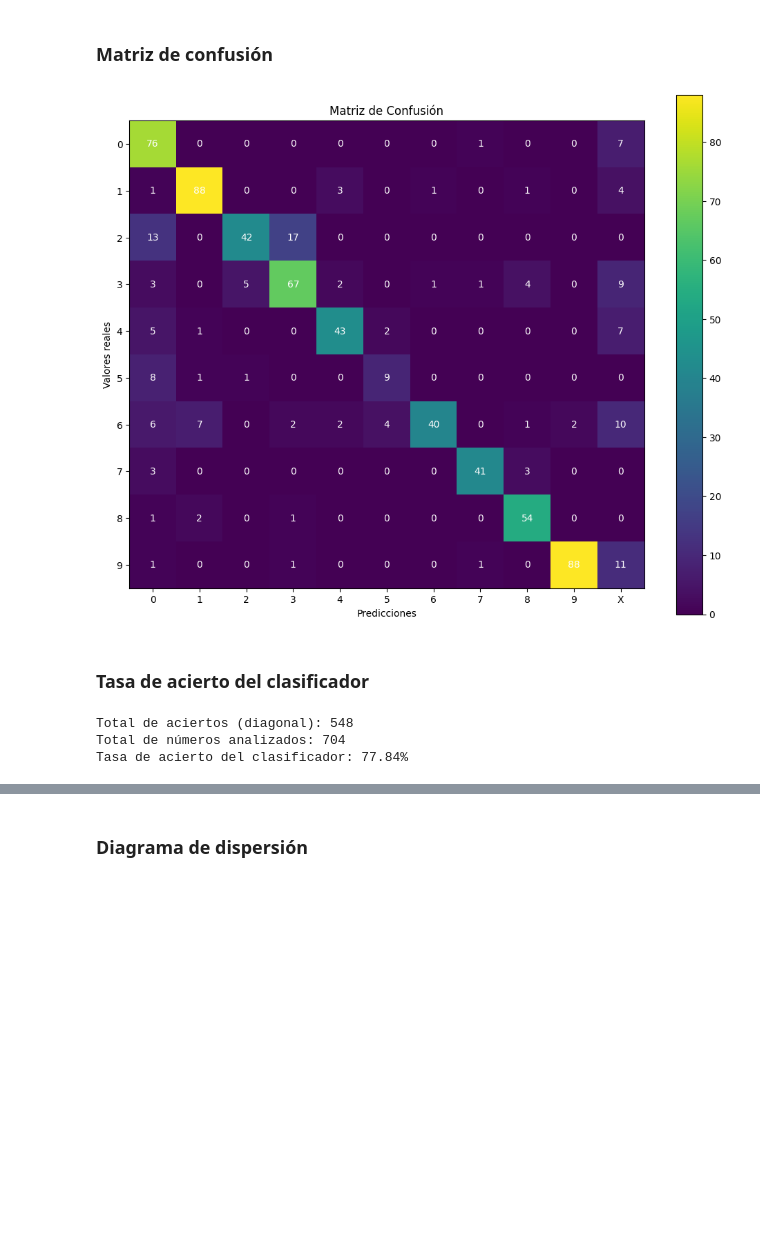
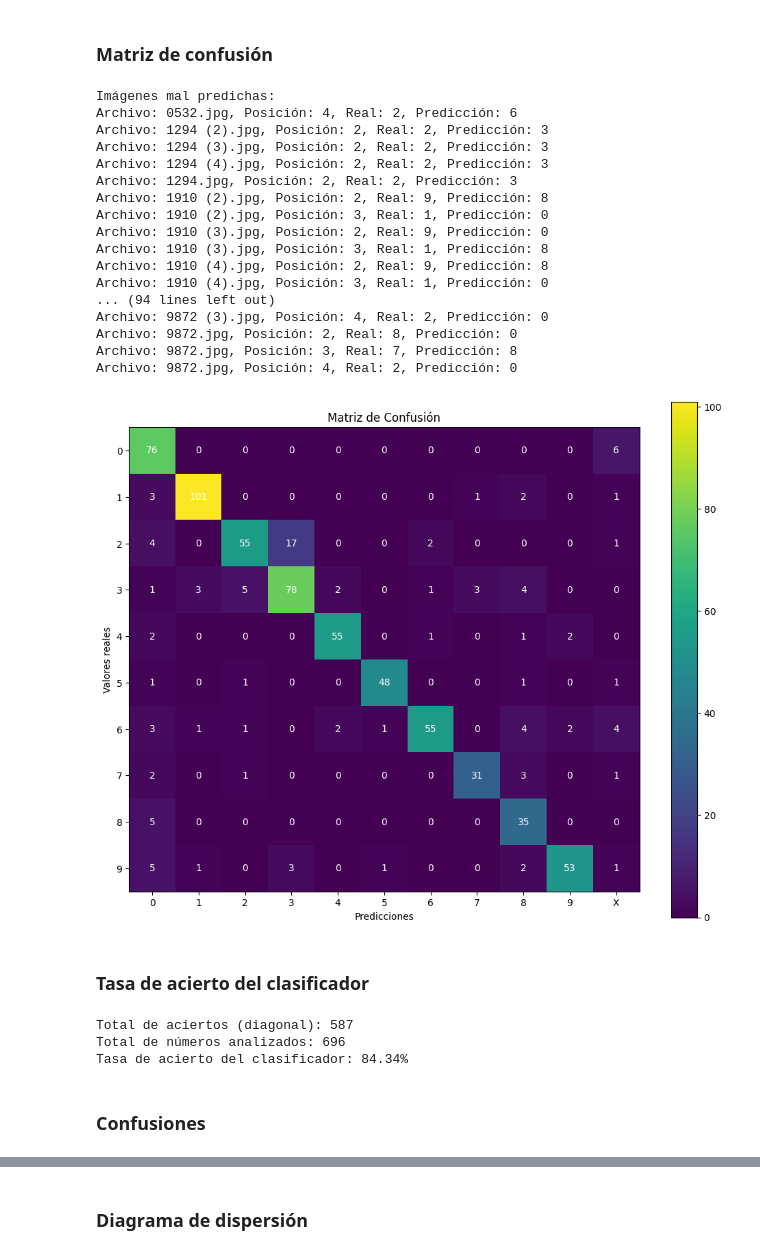
Before and after one commit to miguelable/PSM_OpenCV, a Jupyter notebook: clasificacion_lotes.ipynb, the cells around one changed output, grey strips where cells are left out. Saved outputs shown, nothing was run; the diff lists cells and outputs as text; code cells hidden in the pictures; blank space fills up the shorter version.

```diff
--- a/clasificacion_lotes.ipynb
+++ b/clasificacion_lotes.ipynb
@@ -5,15 +5,23 @@ import numpy as np
 import matplotlib.pyplot as plt
 from sklearn.metrics import confusion_matrix, ConfusionMatrixDisplay
 
-# Define necessary functions
-def filter_contours(contours, min_size, max_size, image_shape):
+def filter_contours(contours, min_size, max_size, image, min_influence):
     filtered_contours = []
+    image_area = image.shape[0] * image.shape[1]  # Área total de la imagen
+
     for contour in contours:
         area = cv2.contourArea(contour)
         x, y, w, h = cv2.boundingRect(contour)
-        if min_size <= area <= max_size:
-            if x > 15 and y > 15 and x + w < image_shape[1] - 15 and y + h < image_shape[0] - 15:
+
+        # Calcula la influencia del contorno
+        influence = area / image_area
+
+        # Filtra contornos por tamaño, influencia, y posición
+        if min_size <= area <= max_size and influence >= min_influence:
+            # Si el contorno está muy cerca de los bordes, lo ignora
+            if x > 10 and y > 10 and x + w < image.shape[1] - 10 and y + h < image.shape[0] - 10:
                 filtered_contours.append(contour)
+
     return filtered_contours
 
 def segment_contours(contours, image_shape):
@@ -121,7 +129,7 @@ def process_image(image_path):
     contours, _ = cv2.findContours(image_eroded, cv2.RETR_TREE, cv2.CHAIN_APPROX_SIMPLE)
 
     # Filter and segment contours
-    filtered_contours = filter_contours(contours, 200, 25000, image_eroded.shape)
+    filtered_contours = filter_contours(contours, 200, 25000, image_eroded, 0.01)
     _, rectangular_contours = segment_contours(filtered_contours, image_eroded.shape)
     rectangular_contours = filter_inside_contours(rectangular_contours)
 
@@ -154,8 +162,15 @@ def process_image(image_path):
 num_clases = 11  # Clases 0-9 y "X"
 matriz_confusion = np.zeros((10, num_clases), dtype=int)
 
+# Lista para almacenar las imágenes mal predichas
+imagenes_mal_predichas = []
+
 # Procesar las imágenes en el directorio
 folder_path = "Processed Images"
+# Ruta de la carpeta de destino para las imágenes mal predichas
+carpeta_destino = "ImagenesProblematicas"
+os.makedirs(carpeta_destino, exist_ok=True)  # Crear la carpeta si no existe
+
 archivos = [f for f in os.listdir(folder_path) if f.endswith(('.jpg', '.png'))]
 
 for file_name in archivos:
@@ -181,34 +196,72 @@ for file_name in archivos:
             codigo_segmentos_array.append(10)  # Asignar 'X' como clase 11
 
     # Comparar los códigos
     for j in range(4):  # Comparar los 4 dígitos
         fila = digitos_imagen_array[j]
         columna = codigo_segmentos_array[j]
         matriz_confusion[fila, columna] += 1
 
+        # Si no coinciden, agregar el nombre de la imagen y la posición del error
+        if fila != columna:
+            imagenes_mal_predichas.append({
+                "archivo": file_name,
+                "posición": j + 1,
+                "real": fila,
+                "predicción": columna
+            })
+
+        # Mover la imagen mal predicha a la carpeta "Imagenesproblematicas"
+        destino_imagen = os.path.join(carpeta_destino, file_name)
+        cv2.imwrite(destino_imagen, image)  # Usar cv2.imwrite() para guardar la imagen
+
+
+# Mostrar las imágenes mal predichas
+print("Imágenes mal predichas:")
+for error in imagenes_mal_predichas:
+    real_label = str(error["real"]) if error["real"] < 10 else "X"
+    pred_label = str(error["predicción"]) if error["predicción"] < 10 else "X"
+    print(f"Archivo: {error['archivo']}, Posición: {error['posición']}, Real: {real_label}, Predicción: {pred_label}")
+
 # Crear un heatmap de la matriz de confusión
 plt.figure(figsize=(10, 8))
 plt.imshow(matriz_confusion, interpolation='nearest', cmap='viridis')
 plt.title("Matriz de Confusión")
 plt.colorbar()
 plt.xlabel("Predicciones")
 plt.ylabel("Valores reales")
 
 # Etiquetas de clases
 x_labels = [str(i) for i in range(10)] + ["X"]
 y_labels = [str(i) for i in range(10)]
 plt.xticks(np.arange(num_clases), x_labels)
 plt.yticks(np.arange(10), y_labels)
 
 # Mostrar los valores en la matriz
 for i in range(10):
     for j in range(num_clases):
         plt.text(j, i, str(matriz_confusion[i, j]), ha='center', va='center', color='white')
 
 plt.tight_layout()
 plt.show()
 # %% [output]
+Imágenes mal predichas:
+Archivo: 0532.jpg, Posición: 4, Real: 2, Predicción: 6
+Archivo: 1294 (2).jpg, Posición: 2, Real: 2, Predicción: 3
+Archivo: 1294 (3).jpg, Posición: 2, Real: 2, Predicción: 3
+Archivo: 1294 (4).jpg, Posición: 2, Real: 2, Predicción: 3
+Archivo: 1294.jpg, Posición: 2, Real: 2, Predicción: 3
+Archivo: 1910 (2).jpg, Posición: 2, Real: 9, Predicción: 8
+Archivo: 1910 (2).jpg, Posición: 3, Real: 1, Predicción: 0
+Archivo: 1910 (3).jpg, Posición: 2, Real: 9, Predicción: 0
+Archivo: 1910 (3).jpg, Posición: 3, Real: 1, Predicción: 8
+Archivo: 1910 (4).jpg, Posición: 2, Real: 9, Predicción: 8
+Archivo: 1910 (4).jpg, Posición: 3, Real: 1, Predicción: 0
+... (94 lines left out)
+Archivo: 9872 (3).jpg, Posición: 4, Real: 2, Predicción: 0
+Archivo: 9872.jpg, Posición: 2, Real: 8, Predicción: 0
+Archivo: 9872.jpg, Posición: 3, Real: 7, Predicción: 8
+Archivo: 9872.jpg, Posición: 4, Real: 2, Predicción: 0
-[figure, old version]
+[figure, new version]
 # %% [markdown]
 ### Tasa de acierto del clasificador
 # %%
@@ -230,6 +283,8 @@ print(f"Total de números analizados: {total_numeros_analizados}")
 # Mostrar accuracy
 print(f"Tasa de acierto del clasificador: {accuracy * 100:.2f}%")
 # %% [output]
-Total de aciertos (diagonal): 548
-Total de números analizados: 704
-Tasa de acierto del clasificador: 77.84%
+Total de aciertos (diagonal): 587
+Total de números analizados: 696
+Tasa de acierto del clasificador: 84.34%
+# %% [markdown]
+### Confusiones
```
Also changed, not shown: parts of 2 cells of this notebook.
